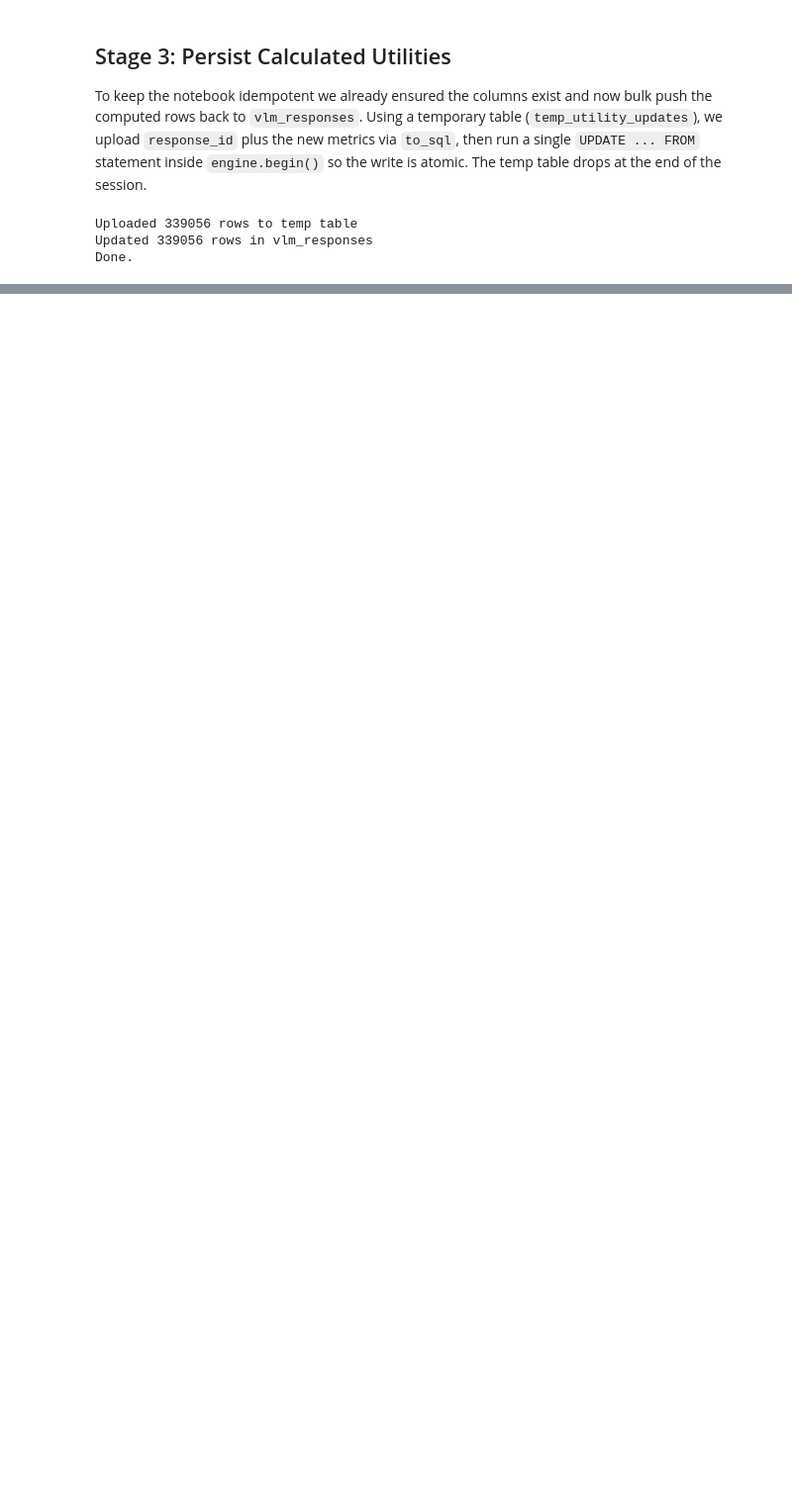
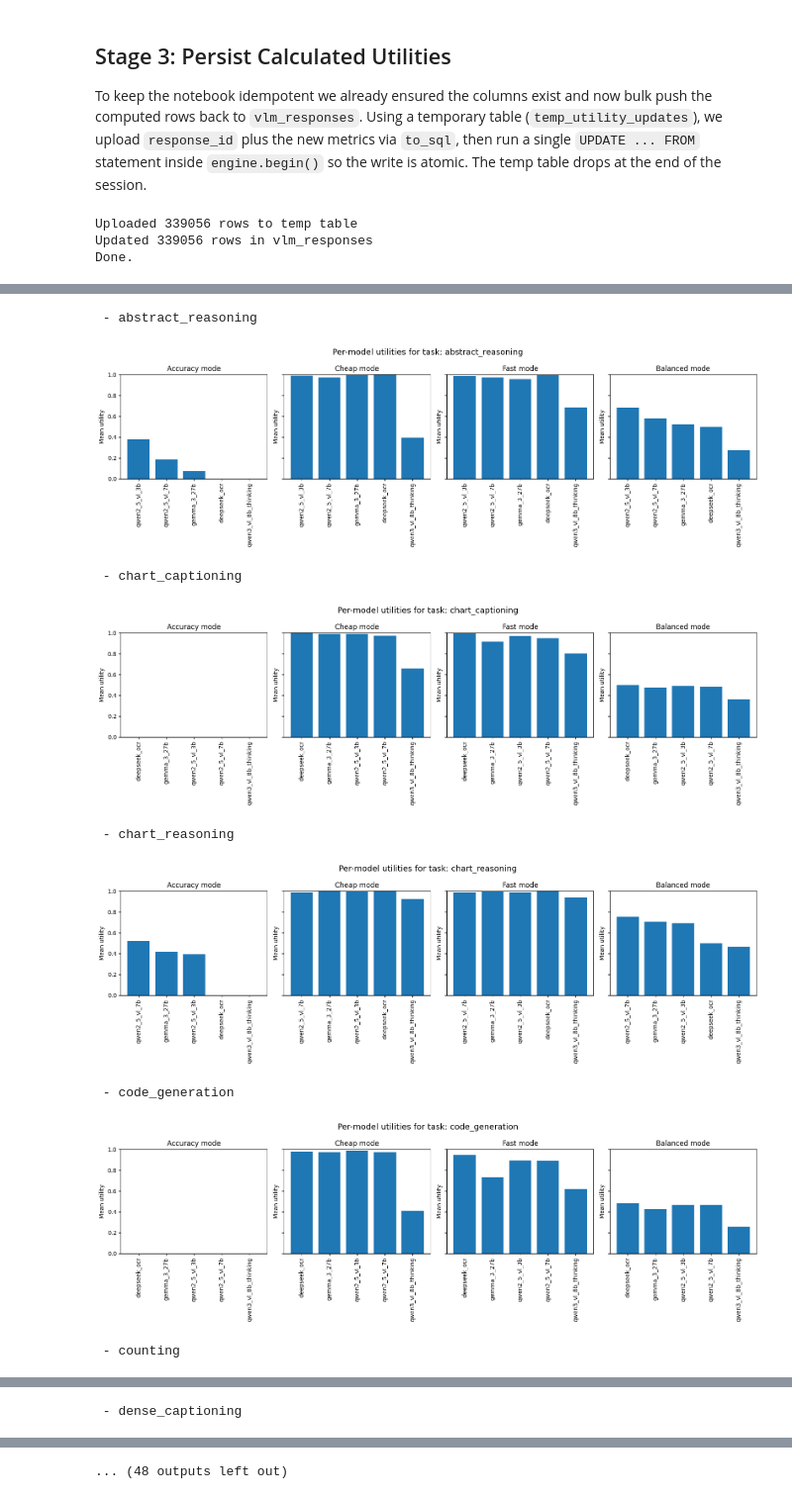
Before and after one commit to Vedaang-Chopra/Which_VLM_Router, a Jupyter notebook: artemis_final/ares/notebooks/05_utility_scoring_v2.ipynb, the cells around one changed output, grey strips where cells are left out. Shown at 99% size. Drawn from its saved outputs; the diff is of its cells as text; code cells hidden in the pictures; blank space fills up the shorter version.

```diff
--- a/artemis_final/ares/notebooks/05_utility_scoring_v2.ipynb
+++ b/artemis_final/ares/notebooks/05_utility_scoring_v2.ipynb
@@ -268,0 +256,36 @@ Name: utility_accuracy, dtype: float64
+# %%
+# === Compute Utility Accuracy ===
+
+def compute_utility_accuracy(row):
+    """
+    Clean, ordered fallback:
+
+    1) Ground-truth style metrics (gt_norm),
+    2) Judge score,
+    3) Semantic F1,
+    4) Glider,
+    5) Fallback 0.0.
+
+    We DO NOT mix these with weights anymore: this keeps the
+    supervision consistent and easy for the router to learn.
+    """
+    if pd.notnull(row.get("gt_norm")):
+        return float(row["gt_norm"])
+
+    if pd.notnull(row.get("judge_norm")):
+        return float(row["judge_norm"])
+
+    if pd.notnull(row.get("semantic_norm")):
+        return float(row["semantic_norm"])
+
+    if pd.notnull(row.get("glider_norm")):
+        return float(row["glider_norm"])
+
+    # Last resort
+    return 0.0
+
+df["utility_accuracy"] = df.apply(compute_utility_accuracy, axis=1)
+
+print("Utility Accuracy Distribution:")
+print(df["utility_accuracy"].describe())
+display(df[["utility_accuracy", "gt_norm", "judge_norm", "semantic_norm", "glider_norm"]].head())
@@ -418,0 +566,16 @@ Done.
+# %%
+for t in all_tasks:
+    print(" -", t)
+
+# print("\nUse: plot_task_mode_utilities('<task_name>', top_k=5)")
+    plot_task_mode_utilities(t, top_k=5)
+# %% [output]
+ - abstract_reasoning
+[figure, added]
+ - chart_captioning
+[figure, added]
+ - chart_reasoning
+[figure, added]
+ - code_generation
+[figure, added]
+ - counting
@@ -418,0 +583 @@ Done.
+ - dense_captioning
@@ -418,0 +585 @@ Done.
+... (48 outputs left out)
```
Also changed, not shown: parts of 10 cells of this notebook, 11 other files.
